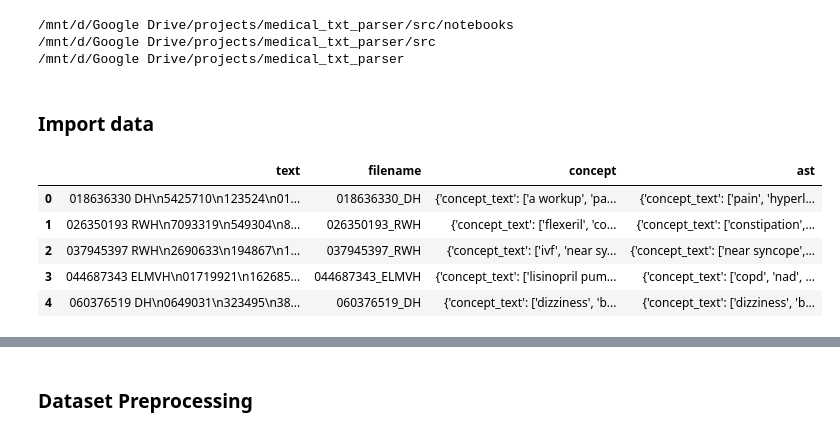
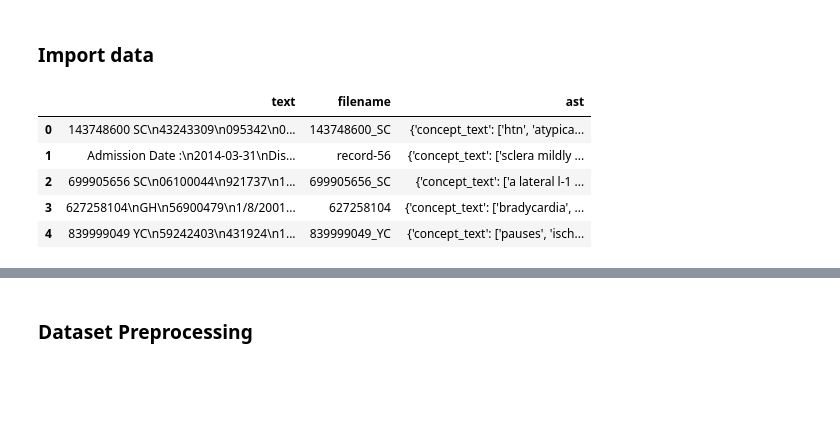
Before and after one commit to Mustapha-AJEGHRIR/medical_txt_parser, a Jupyter notebook: src/notebooks/assertions_clf/ast_clf_scibert.ipynb, the cells around one changed output, grey strips where cells are left out. Saved outputs shown, nothing was run; the diff lists cells and outputs as text; code cells hidden in the pictures; blank space fills up the shorter version.

Commit message:
assertion classification using Scibert 🎉

```diff
--- a/src/notebooks/assertions_clf/ast_clf_scibert.ipynb
+++ b/src/notebooks/assertions_clf/ast_clf_scibert.ipynb
@@ -32,21 +53,39 @@ import numpy as np
 from tqdm import tqdm
 from pprint import pprint
 import matplotlib.pyplot as plt
+import random
 
+import logging
+import os
+import random
+import sys
+from dataclasses import dataclass, field
+from typing import Optional
+
+from sklearn.model_selection import train_test_split
+from sklearn.metrics import classification_report
+
+import datasets
+import numpy as np
+from datasets import load_dataset, load_metric , Dataset
 import transformers
-from datasets import Dataset, ClassLabel, Sequence, load_dataset, load_metric
-from spacy import displacy
-from transformers import (AutoModelForTokenClassification,
-                          AutoTokenizer,
-                          DataCollatorForTokenClassification,
-                          pipeline,
-                          TrainingArguments,
-                          Trainer)
+from transformers import (
+    AutoConfig,
+    AutoModelForSequenceClassification,
+    AutoTokenizer,
+    DataCollatorWithPadding,
+    EvalPrediction,
+    HfArgumentParser,
+    Trainer,
+    TrainingArguments,
+    default_data_collator,
+    set_seed,
+)
+from transformers.trainer_utils import get_last_checkpoint
+from transformers.utils import check_min_version
+from transformers.utils.versions import require_version
+from transformers import pipeline
 
-assert transformers.__version__ >= "4.11.0"
+require_version("datasets>=1.8.0", "To fix: pip install --upgrade datasets")
 
 from src.utils.parse_data import parse_ast, parse_concept, parse_relation
-# %% [output]
-/mnt/d/Google Drive/projects/medical_txt_parser/src/notebooks
-/mnt/d/Google Drive/projects/medical_txt_parser/src
-/mnt/d/Google Drive/projects/medical_txt_parser
@@ -66,20 +118,19 @@ batch_size = 16
 # %%
 text_files = glob.glob(train_data_path + os.sep + txt_folder_name + os.sep +  "*.txt")
 filename = ""
 df = pd.DataFrame()
 for file in tqdm(text_files):
     with open(file, 'r') as f:
         text = f.read()
         filename = file.split("/")[-1].split(".")[0]
-        concept = parse_concept(train_data_path + os.sep + concept_folder_name + os.sep +  filename + ".con")
         ast = parse_ast(train_data_path + os.sep + ast_folder_name + os.sep +  filename + ".ast")
 
-        df = df.append(pd.DataFrame({"text": [text], "filename": [filename] , "concept": [concept], "ast":[ast]}), ignore_index=True)
+        df = df.append(pd.DataFrame({"text": [text], "filename": [filename], "ast":[ast]}), ignore_index=True)
 df.head()
 # %% [output]
-|  | text | filename | concept | ast |
-| 0 | 018636330 DH\n5425710\n123524\n01... | 018636330_DH | {'concept_text': ['a workup', 'pa... | {'concept_text': ['pain', 'hyperl... |
-| 1 | 026350193 RWH\n7093319\n549304\n8... | 026350193_RWH | {'concept_text': ['flexeril', 'co... | {'concept_text': ['constipation',... |
-| 2 | 037945397 RWH\n2690633\n194867\n1... | 037945397_RWH | {'concept_text': ['ivf', 'near sy... | {'concept_text': ['near syncope',... |
-| 3 | 044687343 ELMVH\n01719921\n162685... | 044687343_ELMVH | {'concept_text': ['lisinopril pum... | {'concept_text': ['copd', 'nad', ... |
-| 4 | 060376519 DH\n0649031\n323495\n38... | 060376519_DH | {'concept_text': ['dizziness', 'b... | {'concept_text': ['dizziness', 'b... |
+|  | text | filename | ast |
+| 0 | 143748600 SC\n43243309\n095342\n0... | 143748600_SC | {'concept_text': ['htn', 'atypica... |
+| 1 | Admission Date :\n2014-03-31\nDis... | record-56 | {'concept_text': ['sclera mildly ... |
+| 2 | 699905656 SC\n06100044\n921737\n1... | 699905656_SC | {'concept_text': ['a lateral l-1 ... |
+| 3 | 627258104\nGH\n56900479\n1/8/2001... | 627258104 | {'concept_text': ['bradycardia', ... |
+| 4 | 839999049 YC\n59242403\n431924\n1... | 839999049_YC | {'concept_text': ['pauses', 'isch... |
```
Also changed, not shown: parts of 63 cells of this notebook.
